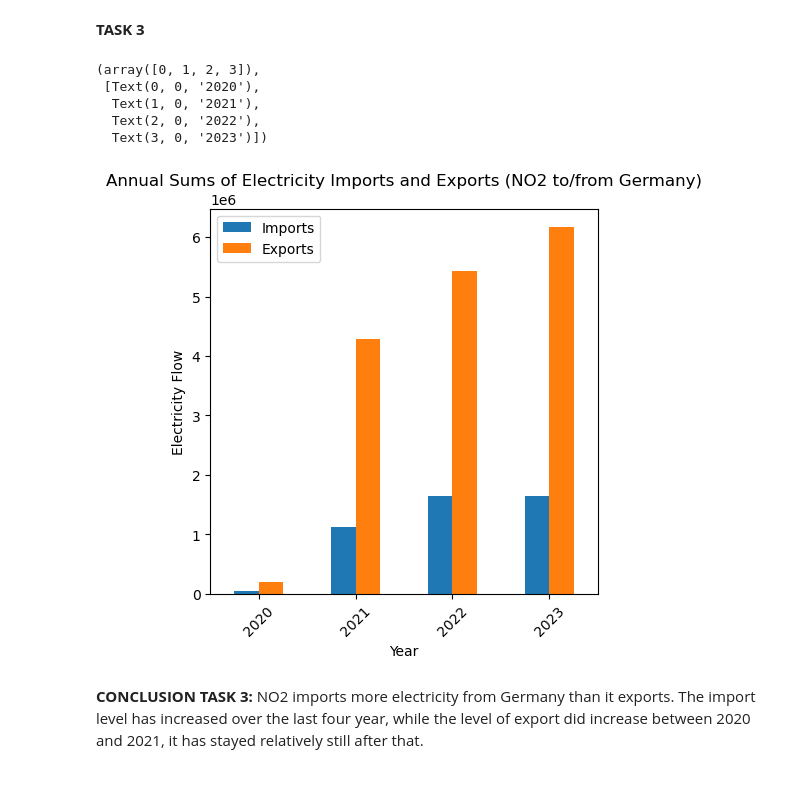
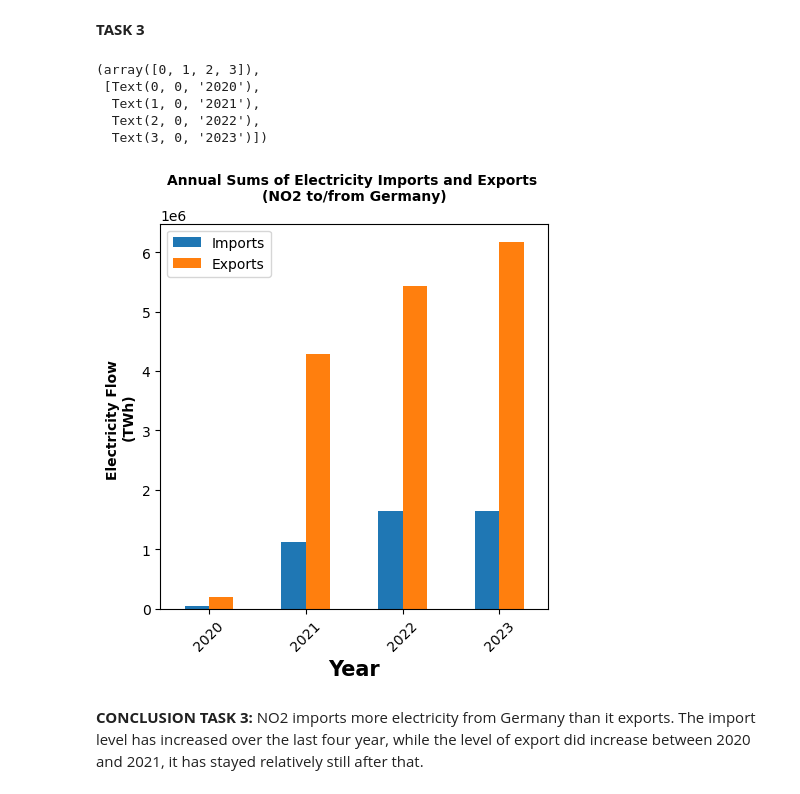
Before and after one commit to JoggiLJ/TECH_2_TERMPAPER, a Jupyter notebook: task.ipynb, the cells around one changed output. Saved outputs shown, nothing was run; the diff lists cells and outputs as text; code cells hidden in the pictures.

```diff
--- a/task.ipynb
+++ b/task.ipynb
@@ -177,25 +180,25 @@ combined_data = pd.concat([annual_imports, annual_exports]).unstack()
 # %%
 #Creating the figure and defining the size of it
 fig, ax = plt.subplots(figsize=(5, 5))
 combined_data.plot(kind='bar', ax=ax)
 
 #Setting the x-label as 'Year'
-ax.set_xlabel("Year")
+ax.set_xlabel("Year", fontsize = 15, fontweight = 'bold')
 #Setting the y-label as 'Electricity Flow'
-ax.set_ylabel("Electricity Flow")
+ax.set_ylabel("Electricity Flow \n(TWh)", fontsize = 10, fontweight = 'bold')
 #Setting the title of the figure
-ax.set_title("Annual Sums of Electricity Imports and Exports (NO2 to/from Germany)")
+ax.set_title("Annual Sums of Electricity Imports and Exports \n(NO2 to/from Germany)", fontsize = 10, fontweight = 'bold')
 #Creating a legend to make the code more readable
 ax.legend(["Imports", "Exports"])
 #
 plt.xticks(rotation=45)
 # %% [output]
 (array([0, 1, 2, 3]),
  [Text(0, 0, '2020'),
   Text(1, 0, '2021'),
   Text(2, 0, '2022'),
   Text(3, 0, '2023')])
-[figure, old version]
+[figure, new version]
 # %% [markdown]
 **CONCLUSION TASK 3:** NO2 imports more electricity from Germany than it exports. The import level has increased over the last four year, while the level of export did increase between 2020 and 2021, it has stayed relatively still after that.
 # %% [markdown]
```
Also changed, not shown: parts of 11 cells of this notebook.
